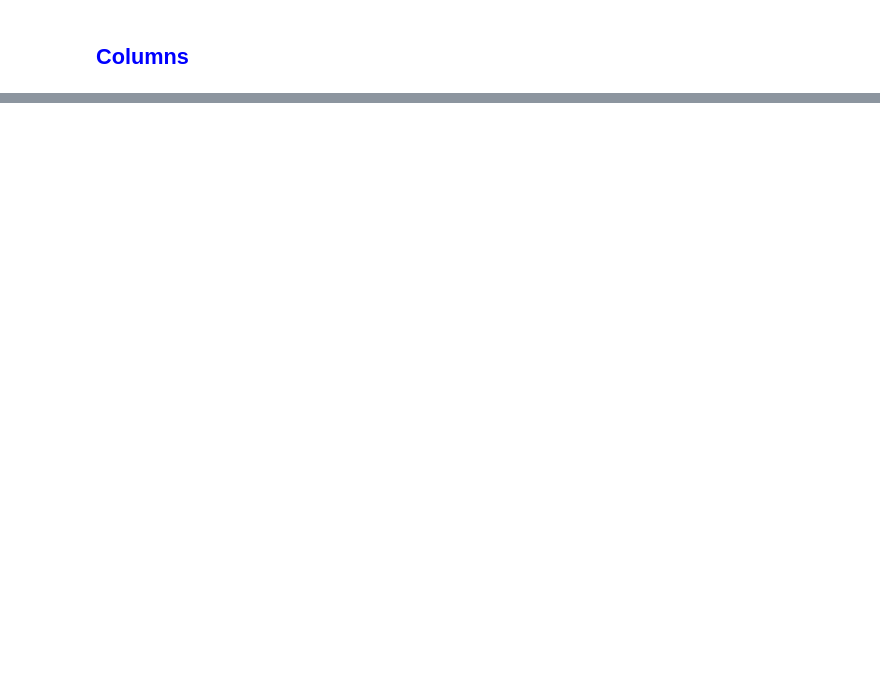
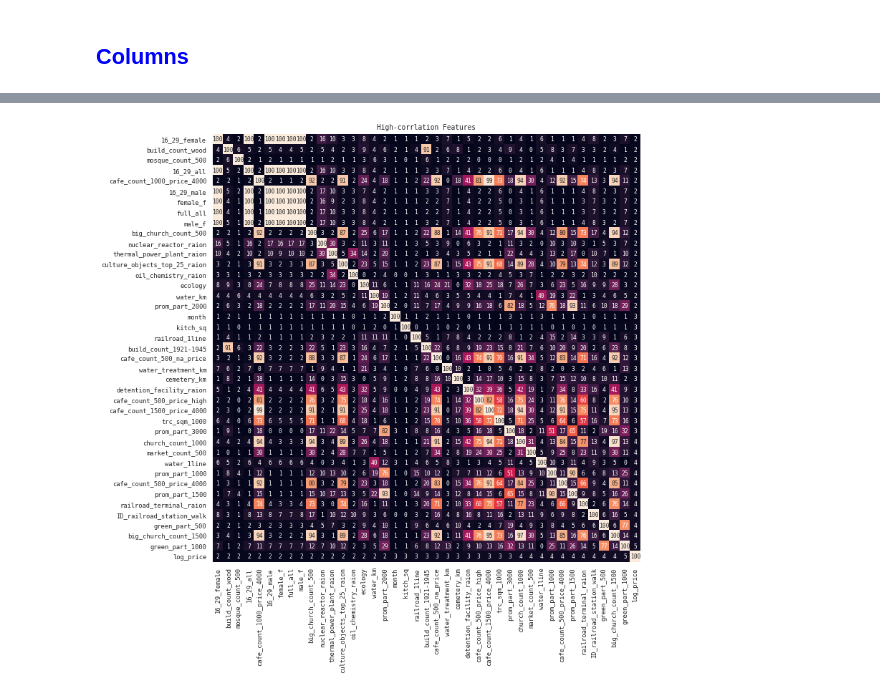
Before and after one commit to quedogf94/Spring2019_Project1, a Jupyter notebook: Goal_1.ipynb, the cells around one changed output, grey strips where cells are left out. Saved outputs shown, nothing was run; the diff lists cells and outputs as text; code cells hidden in the pictures; blank space fills up the shorter version.

```diff
--- a/Goal_1.ipynb
+++ b/Goal_1.ipynb
@@ -178,0 +257,3 @@ plt.show()
+# %%
+corr_target_f = list(corr_target.feature.values)
+corr_target_f
@@ -178,0 +278,12 @@ plt.show()
+# %%
+corr_target_f2 = corr_target_f
+corr_target_f2.append('log_price')
+high_corr = train_set[corr_target_f2].corr(method='pearson', min_periods=1000)
+high_corr = np.abs(high_corr)*100
+f, ax = plt.subplots(figsize=(11, 11))
+sns.heatmap(high_corr, cbar=False, annot=True, square=True, fmt='.0f',
+            annot_kws={'size': 8})
+plt.title('High-corrlation Features')
+plt.show()
+# %% [output]
+[figure, added]
```
Also changed, not shown: parts of 14 cells of this notebook.
